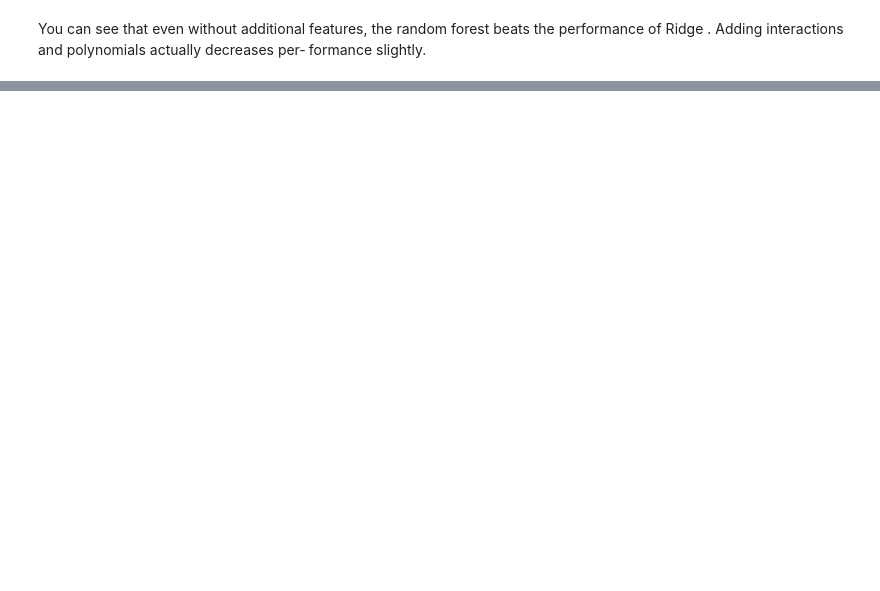
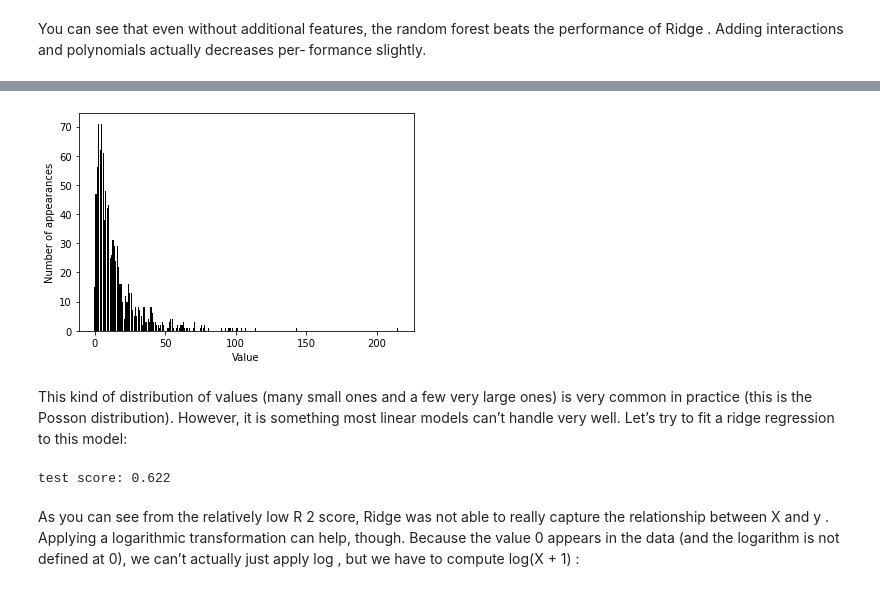
Before and after one commit to cmarsa/imlwp, a Jupyter notebook: 04_representing_data_and_engineering_features.ipynb, the cells around one changed output, grey strips where cells are left out. Drawn from its saved outputs; the diff is of its cells as text; code cells hidden in the pictures; blank space fills up the shorter version.

```diff
--- a/04_representing_data_and_engineering_features.ipynb
+++ b/04_representing_data_and_engineering_features.ipynb
@@ -505,0 +557,25 @@ formance slightly.
+# %%
+bins = np.bincount(X[:, 2])
+plt.bar(range(len(bins)), bins, color = 'k')
+plt.ylabel('Number of appearances')
+plt.xlabel('Value')
+plt.show()
+# %% [output]
+[figure, added]
+# %% [markdown]
+This kind of distribution of
+values (many small ones and a few very large ones) is very common in practice (this is the Posson distribution).
+However, it is something most linear models can’t handle very well. Let’s try to fit a
+ridge regression to this model:
+# %%
+from sklearn.linear_model import Ridge
+X_train, X_test, y_train, y_test = train_test_split(X, y, random_state = 0)
+score = Ridge().fit(X_train, y_train).score(X_test, y_test)
+print(f'test score: {score:.3f}')
+# %% [output]
+test score: 0.622
+# %% [markdown]
+As you can see from the relatively low R 2 score, Ridge was not able to really capture
+the relationship between X and y . Applying a logarithmic transformation can help,
+though. Because the value 0 appears in the data (and the logarithm is not defined at
+0), we can’t actually just apply log , but we have to compute log(X + 1) :
```
Also changed, not shown: parts of 43 cells of this notebook.
